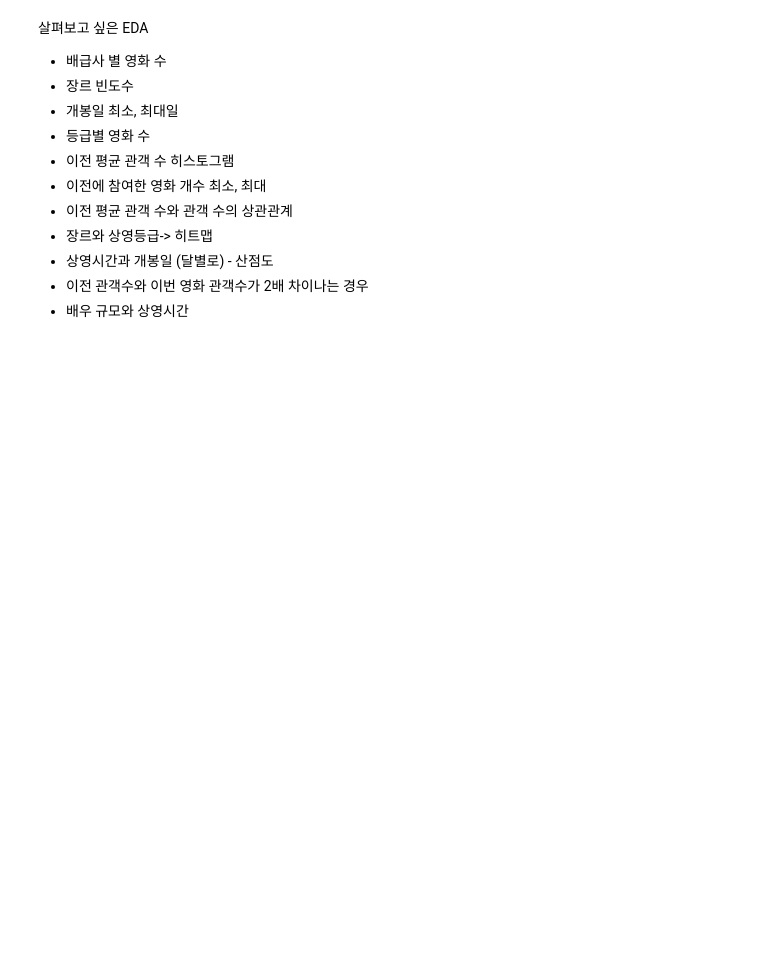
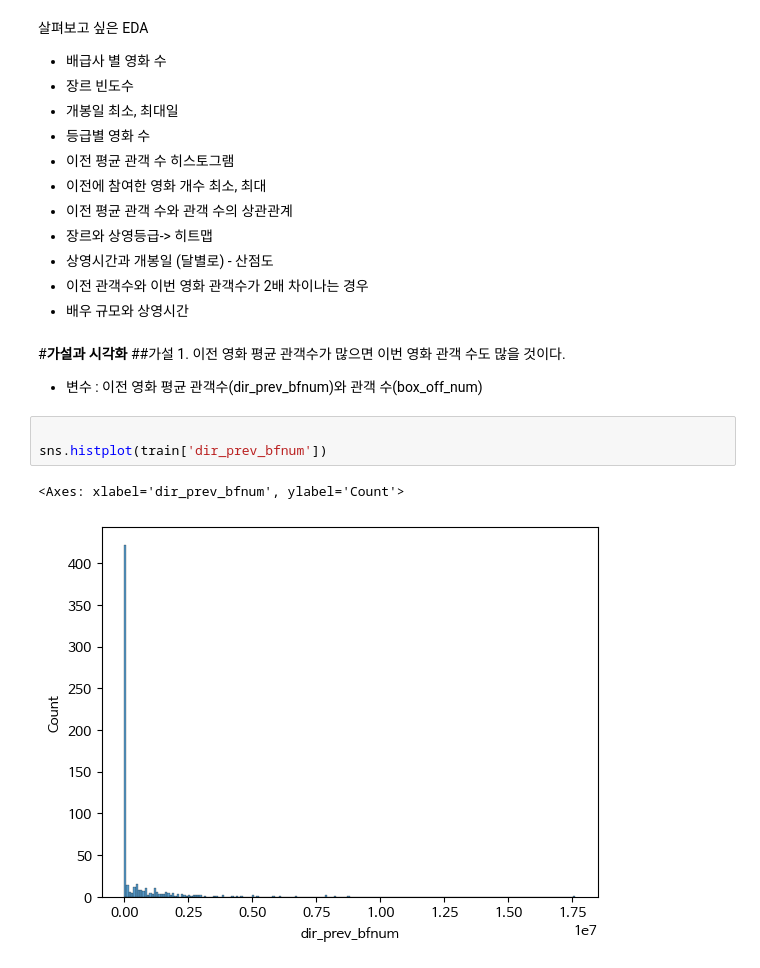
Before and after one commit to hanbiphyun/ESSA_YB, a Jupyter notebook: ESAA_YB3_미니프로젝트.ipynb, the cells around one changed output. Drawn from its saved outputs; the diff is of its cells as text; blank space fills up the shorter version.

```diff
--- a/ESAA_YB3_미니프로젝트.ipynb
+++ b/ESAA_YB3_미니프로젝트.ipynb
@@ -379,3 +344,13 @@ plt.show()
 - 상영시간과 개봉일 (달별로) - 산점도
 - 이전 관객수와 이번 영화 관객수가 2배 차이나는 경우
 - 배우 규모와 상영시간
+# %% [markdown]
+#**가설과 시각화**
+##가설 1. 이전 영화 평균 관객수가 많으면 이번 영화 관객 수도 많을 것이다.
+- 변수 : 이전 영화 평균 관객수(dir_prev_bfnum)와 관객 수(box_off_num)
+# %%
+
+sns.histplot(train['dir_prev_bfnum'])
+# %% [output]
+<Axes: xlabel='dir_prev_bfnum', ylabel='Count'>
+[figure, added]
```
Also changed, not shown: parts of 40 cells of this notebook.
